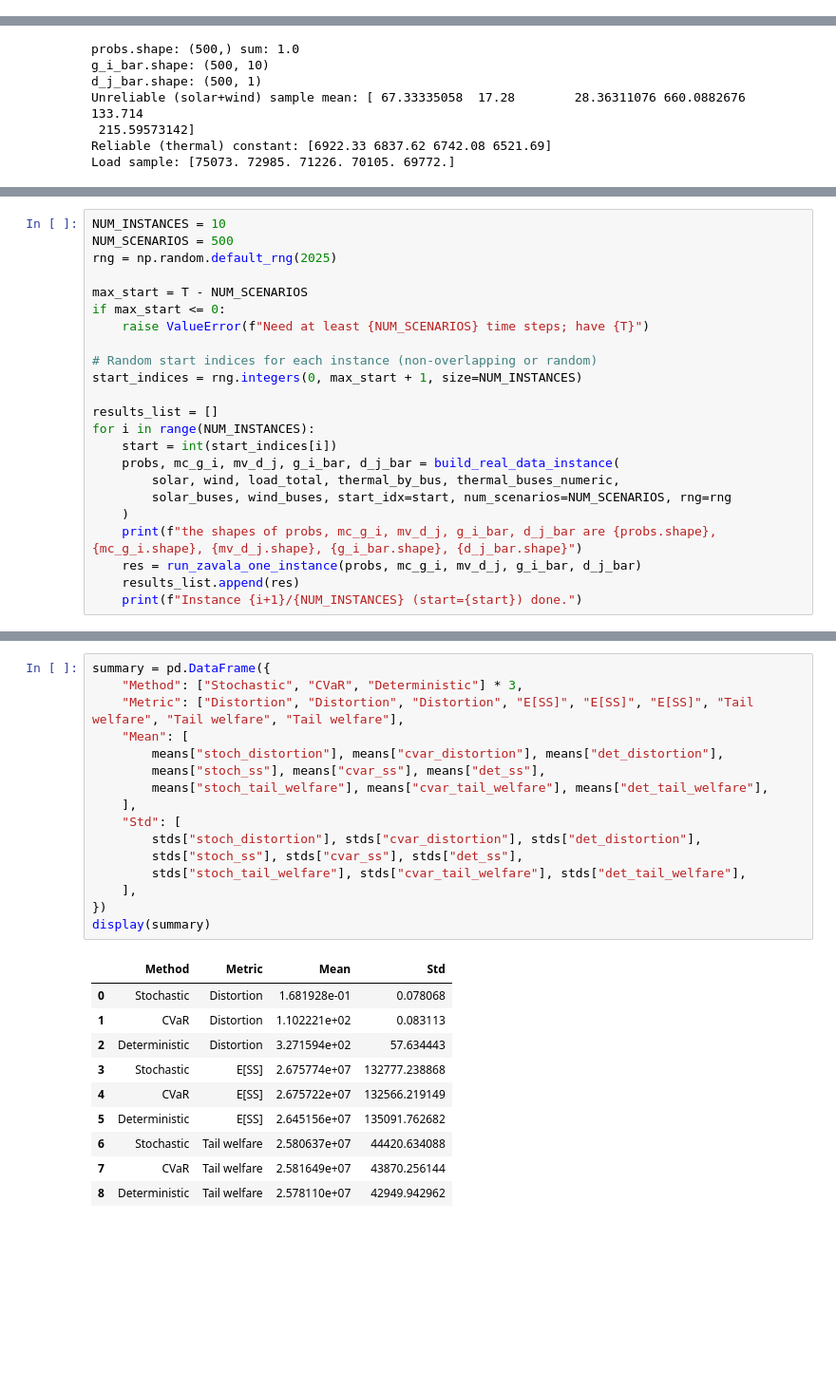
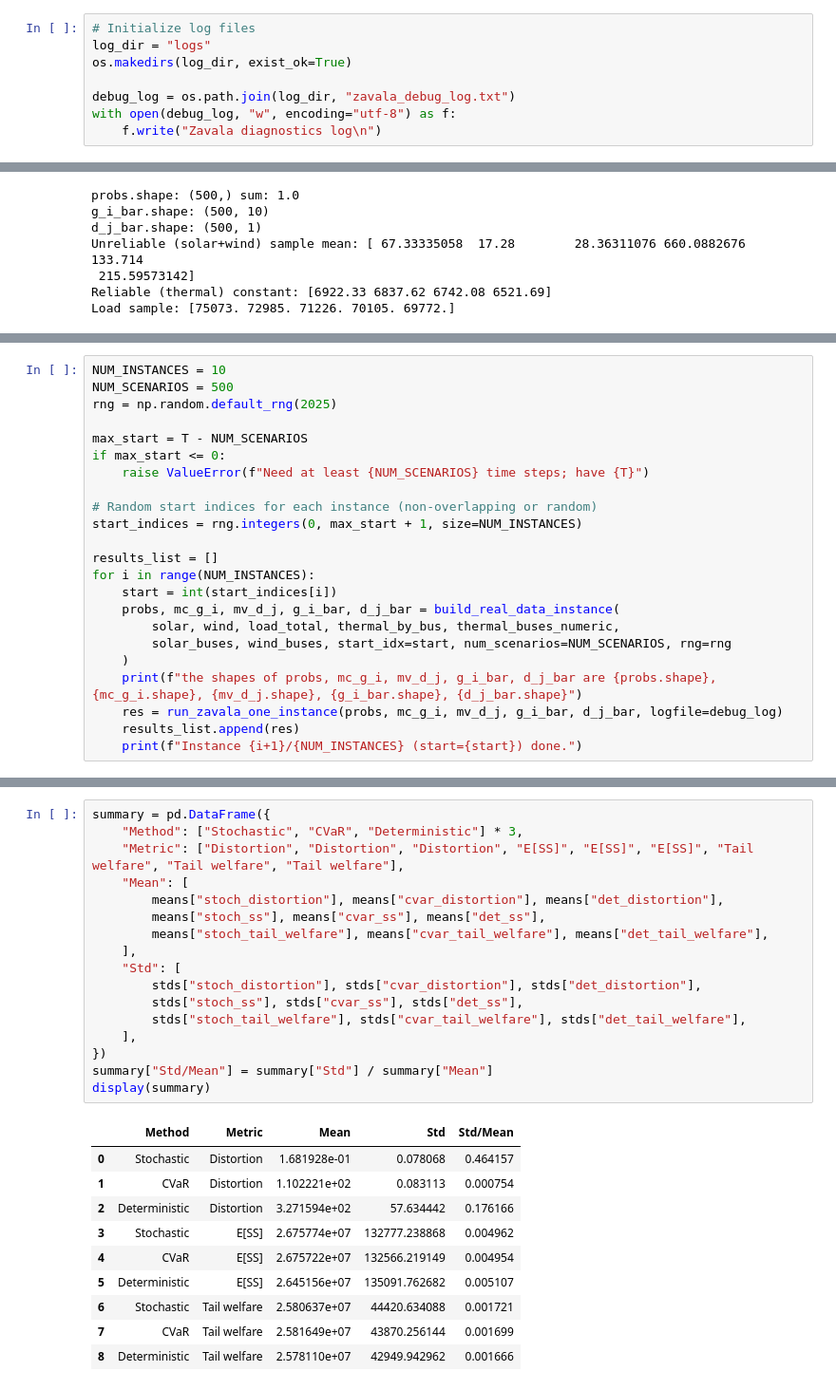
Before and after one commit to maxboonban/zavala_electricity_market, a Jupyter notebook: zavala_real_data.ipynb, the cells around one changed output, grey strips where cells are left out. Shown at 95% size. Drawn from its saved outputs; the diff is of its cells as text; blank space fills up the shorter version.

```diff
--- a/zavala_real_data.ipynb
+++ b/zavala_real_data.ipynb
@@ -107,0 +229,8 @@ Load: system total (sum over all buses)
+# %%
+# Initialize log files
+log_dir = "logs"
+os.makedirs(log_dir, exist_ok=True)
+
+debug_log = os.path.join(log_dir, "zavala_debug_log.txt")
+with open(debug_log, "w", encoding="utf-8") as f:
+    f.write("Zavala diagnostics log\n")
@@ -268,7 +471,7 @@ for i in range(NUM_INSTANCES):
         solar_buses, wind_buses, start_idx=start, num_scenarios=NUM_SCENARIOS, rng=rng
     )
     print(f"the shapes of probs, mc_g_i, mv_d_j, g_i_bar, d_j_bar are {probs.shape}, {mc_g_i.shape}, {mv_d_j.shape}, {g_i_bar.shape}, {d_j_bar.shape}")
-    res = run_zavala_one_instance(probs, mc_g_i, mv_d_j, g_i_bar, d_j_bar)
+    res = run_zavala_one_instance(probs, mc_g_i, mv_d_j, g_i_bar, d_j_bar, logfile=debug_log)
     results_list.append(res)
     print(f"Instance {i+1}/{NUM_INSTANCES} (start={start}) done.")
 # %% [output]
@@ -384,27 +584,28 @@ Probability feasible: 0.191265120431626 ± 0.11050471512986863
 # %%
 summary = pd.DataFrame({
     "Method": ["Stochastic", "CVaR", "Deterministic"] * 3,
     "Metric": ["Distortion", "Distortion", "Distortion", "E[SS]", "E[SS]", "E[SS]", "Tail welfare", "Tail welfare", "Tail welfare"],
     "Mean": [
         means["stoch_distortion"], means["cvar_distortion"], means["det_distortion"],
         means["stoch_ss"], means["cvar_ss"], means["det_ss"],
         means["stoch_tail_welfare"], means["cvar_tail_welfare"], means["det_tail_welfare"],
     ],
     "Std": [
         stds["stoch_distortion"], stds["cvar_distortion"], stds["det_distortion"],
         stds["stoch_ss"], stds["cvar_ss"], stds["det_ss"],
         stds["stoch_tail_welfare"], stds["cvar_tail_welfare"], stds["det_tail_welfare"],
     ],
 })
+summary["Std/Mean"] = summary["Std"] / summary["Mean"]
 display(summary)
 # %% [output]
-|  | Method | Metric | Mean | Std |
-| 0 | Stochastic | Distortion | 1.681928e-01 | 0.078068 |
-| 1 | CVaR | Distortion | 1.102221e+02 | 0.083113 |
-| 2 | Deterministic | Distortion | 3.271594e+02 | 57.634443 |
-| 3 | Stochastic | E[SS] | 2.675774e+07 | 132777.238868 |
-| 4 | CVaR | E[SS] | 2.675722e+07 | 132566.219149 |
-| 5 | Deterministic | E[SS] | 2.645156e+07 | 135091.762682 |
-| 6 | Stochastic | Tail welfare | 2.580637e+07 | 44420.634088 |
-| 7 | CVaR | Tail welfare | 2.581649e+07 | 43870.256144 |
-| 8 | Deterministic | Tail welfare | 2.578110e+07 | 42949.942962 |
+|  | Method | Metric | Mean | Std | Std/Mean |
+| 0 | Stochastic | Distortion | 1.681928e-01 | 0.078068 | 0.464157 |
+| 1 | CVaR | Distortion | 1.102221e+02 | 0.083113 | 0.000754 |
+| 2 | Deterministic | Distortion | 3.271594e+02 | 57.634442 | 0.176166 |
+| 3 | Stochastic | E[SS] | 2.675774e+07 | 132777.238868 | 0.004962 |
+| 4 | CVaR | E[SS] | 2.675722e+07 | 132566.219149 | 0.004954 |
+| 5 | Deterministic | E[SS] | 2.645156e+07 | 135091.762682 | 0.005107 |
+| 6 | Stochastic | Tail welfare | 2.580637e+07 | 44420.634088 | 0.001721 |
+| 7 | CVaR | Tail welfare | 2.581649e+07 | 43870.256144 | 0.001699 |
+| 8 | Deterministic | Tail welfare | 2.578110e+07 | 42949.942962 | 0.001666 |
```
Also changed, not shown: parts of 11 cells of this notebook, 1 other file.
